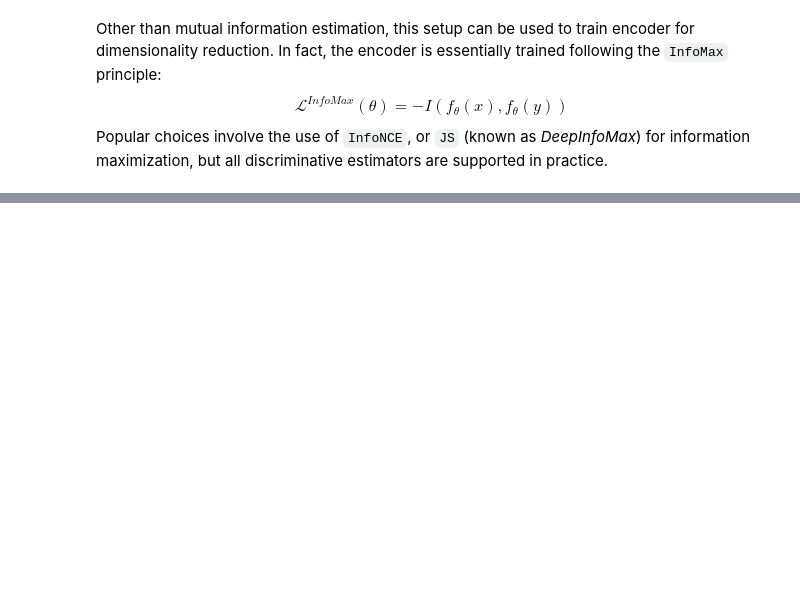
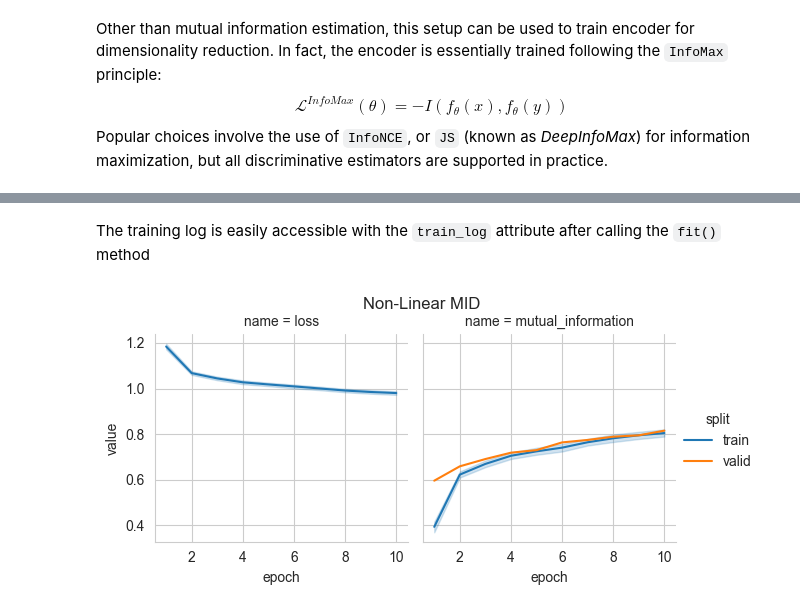
Before and after one commit to mfederici/torch-mist, a Jupyter notebook: docs/notebooks/transformed.ipynb, the cells around one changed output, grey strips where cells are left out. Drawn from its saved outputs; the diff is of its cells as text; code cells hidden in the pictures; blank space fills up the shorter version.

```diff
--- a/docs/notebooks/transformed.ipynb
+++ b/docs/notebooks/transformed.ipynb
@@ -161,0 +240,9 @@ for target in range(10):
+# %% [markdown]
+The training log is easily accessible with the `train_log` attribute after calling the `fit()` method
+# %%
+grid = sns.FacetGrid(projections['Non-Linear MID'].train_log, col='name', hue='split')
+grid.map(sns.lineplot, 'epoch', 'value')
+grid.add_legend()
+grid.fig.suptitle('Non-Linear MID', y=1.01);
+# %% [output]
+[figure, added]
```
Also changed, not shown: parts of 11 cells of this notebook, 58 other files.
